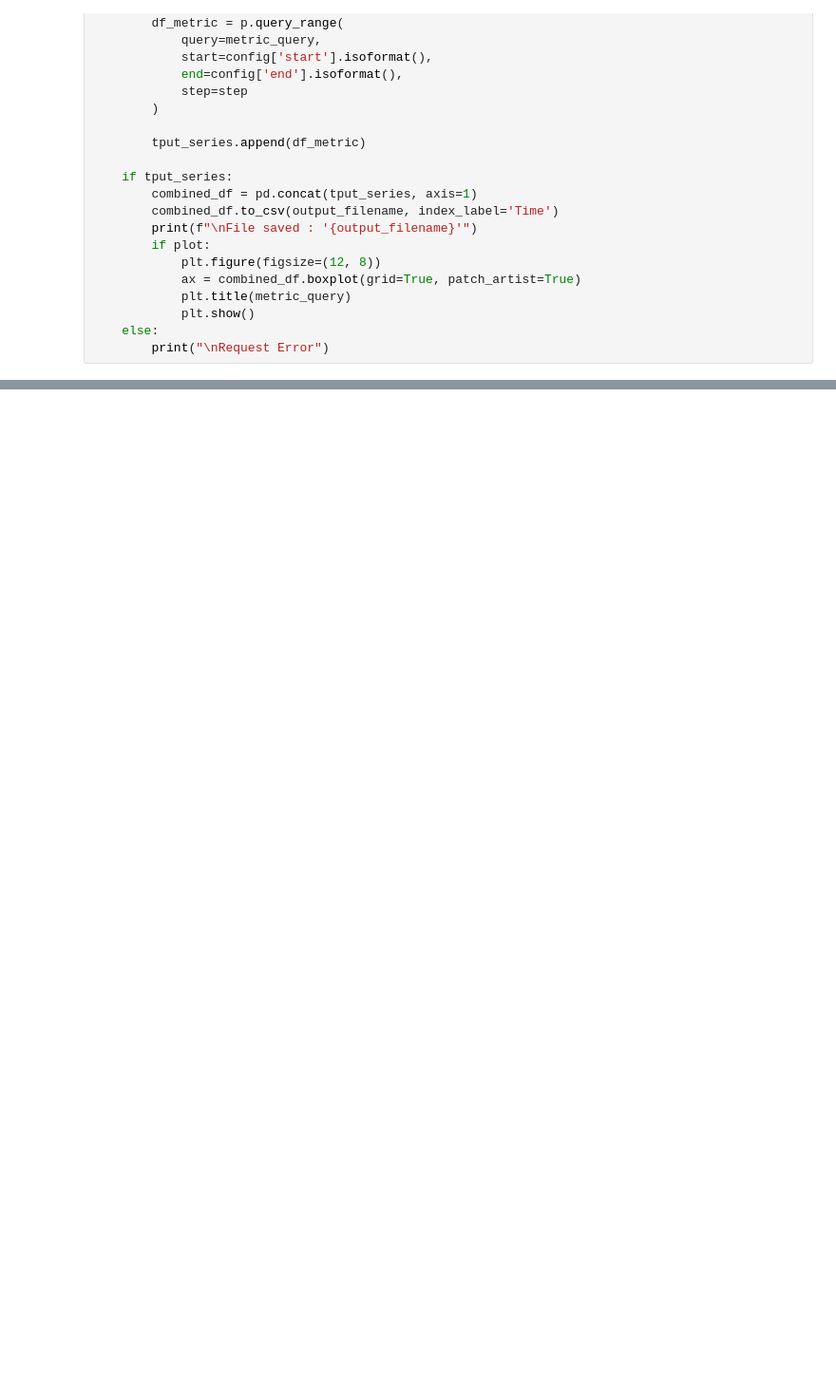
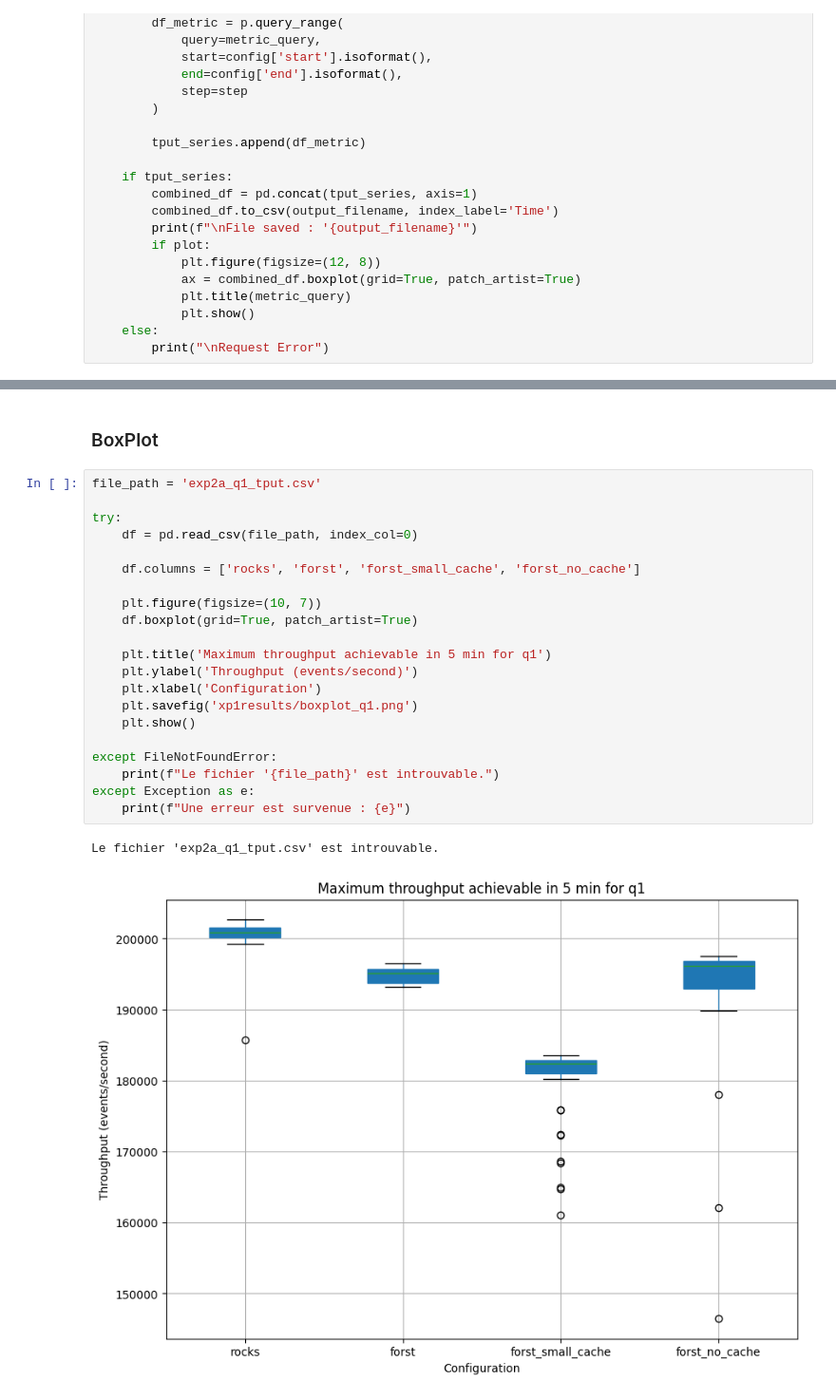
Before and after one commit to alugand/flink-justin, a Jupyter notebook: notebooks/forst/nexmark/exp2a/xp.ipynb, the cells around one changed output, grey strips where cells are left out. Shown at 95% size. Saved outputs shown, nothing was run; the diff lists cells and outputs as text; blank space fills up the shorter version.

```diff
--- a/notebooks/forst/nexmark/exp2a/xp.ipynb
+++ b/notebooks/forst/nexmark/exp2a/xp.ipynb
@@ -59,0 +68,26 @@ execute_query_range(exp_q1, metric_query, step, output_filename)
+# %% [markdown]
+### BoxPlot
+# %%
+file_path = 'exp2a_q1_tput.csv'
+
+try:
+    df = pd.read_csv(file_path, index_col=0)
+
+    df.columns = ['rocks', 'forst', 'forst_small_cache', 'forst_no_cache']
+
+    plt.figure(figsize=(10, 7))
+    df.boxplot(grid=True, patch_artist=True)
+
+    plt.title('Maximum throughput achievable in 5 min for q1')
+    plt.ylabel('Throughput (events/second)')
+    plt.xlabel('Configuration')
+    plt.savefig('xp1results/boxplot_q1.png')
+    plt.show()
+
+except FileNotFoundError:
+    print(f"Le fichier '{file_path}' est introuvable.")
+except Exception as e:
+    print(f"Une erreur est survenue : {e}")
+# %% [output]
+Le fichier 'exp2a_q1_tput.csv' est introuvable.
+[figure, added]
```
Also changed, not shown: parts of 2 cells of this notebook, 10 other files.
